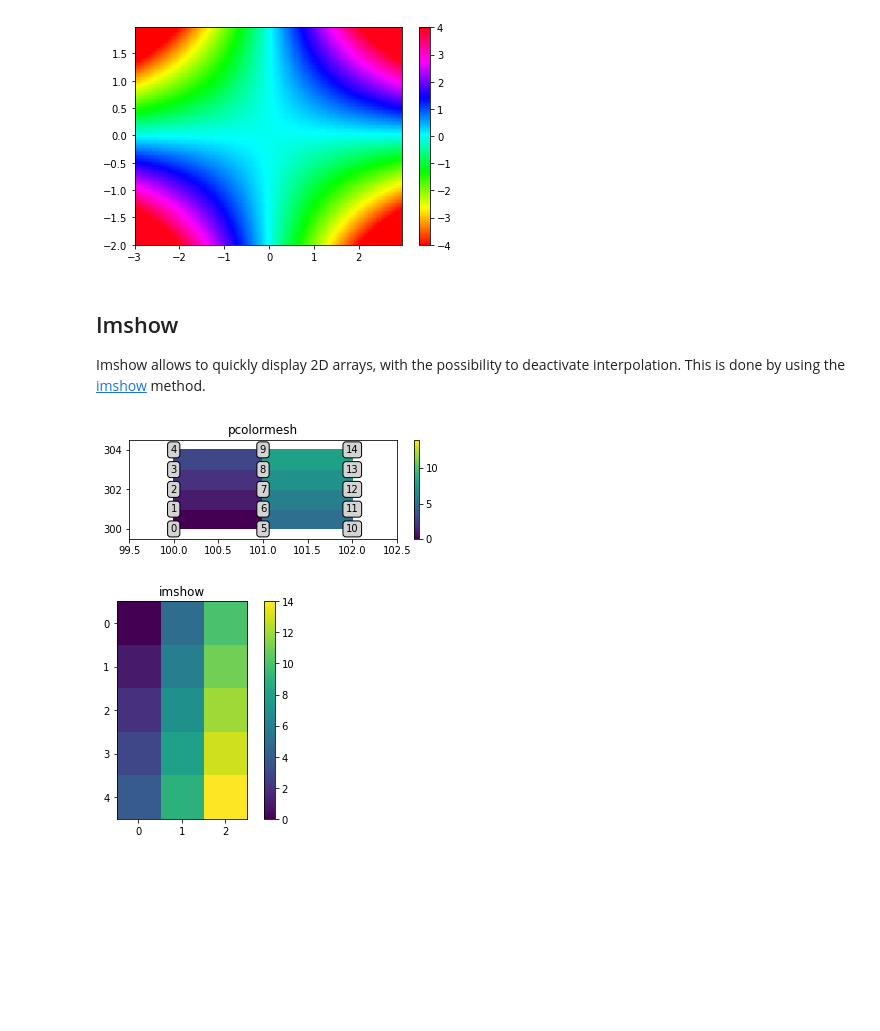
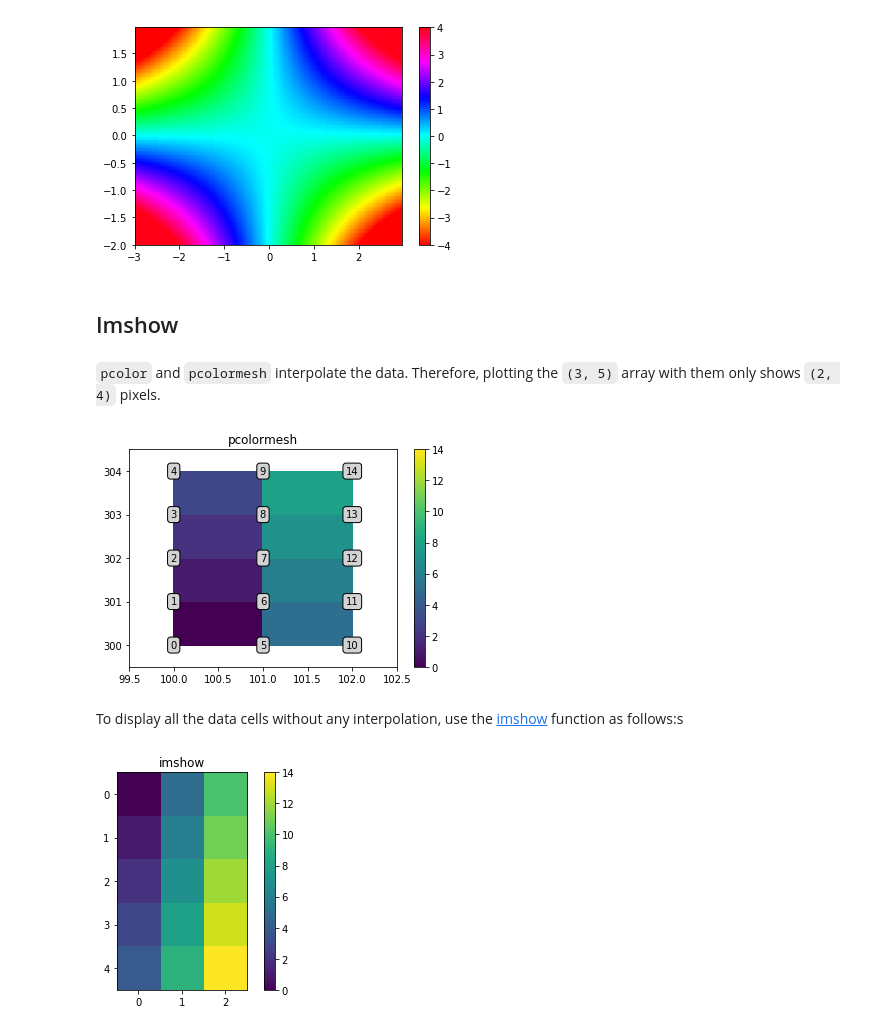
Before and after one commit to umr-marbec/python-training, a Jupyter notebook: plots/contours.ipynb, the cells around one changed output. Saved outputs shown, nothing was run; the diff lists cells and outputs as text; code cells hidden in the pictures; blank space fills up the shorter version.

```diff
--- a/plots/contours.ipynb
+++ b/plots/contours.ipynb
@@ -133,3 +132,5 @@ plt.ylim(np.min(yy), np.max(yy))
 plt.show()
 # %% [output]
 [figure]
+# %% [markdown]
+## Imshow
@@ -136,5 +151,17 @@ plt.show()
+# %% [markdown]
+`pcolor` and `pcolormesh` interpolate the data. Therefore, plotting the `(3, 5)` array with them only shows `(2, 4)` pixels.
+# %%
+fig = plt.figure()
+plt.gca()
+cs = plt.pcolormesh(x, y, data.T)
+plt.colorbar(cs)
+cs.set_clim(data.min(), data.max())
+add_text()
+plt.xlim(x.min()-0.5, x.max()+0.5)
+plt.ylim(y.min()-0.5, y.max()+0.5)
+plt.title('pcolormesh')
+plt.show()
+# %% [output]
+[figure, added]
 # %% [markdown]
-## Imshow
-
-Imshow allows to quickly display 2D arrays, with the possibility to deactivate interpolation. This is done by using the
-[imshow](https://matplotlib.org/3.1.3/api/_as_gen/matplotlib.pyplot.imshow.html) method.
+To display all the data cells without any interpolation, use the [imshow](https://matplotlib.org/3.1.3/api/_as_gen/matplotlib.pyplot.imshow.html) function as follows:s
@@ -154,16 +168,3 @@ y = np.arange(5) + 300
-# %%
-fig = plt.figure()
-plt.subplot(211)
-cs = plt.pcolormesh(x, y, data.T)
-plt.colorbar(cs)
-cs.set_clim(data.min(), data.max())
-add_text()
-plt.xlim(x.min()-0.5, x.max()+0.5)
-plt.ylim(y.min()-0.5, y.max()+0.5)
-plt.title('pcolormesh')
-plt.show()
-# %% [output]
-[figure, removed]
 # %%
 fig = plt.figure()
 ax = plt.gca()
```
Also changed, not shown: parts of 12 cells of this notebook, 9 other files.
